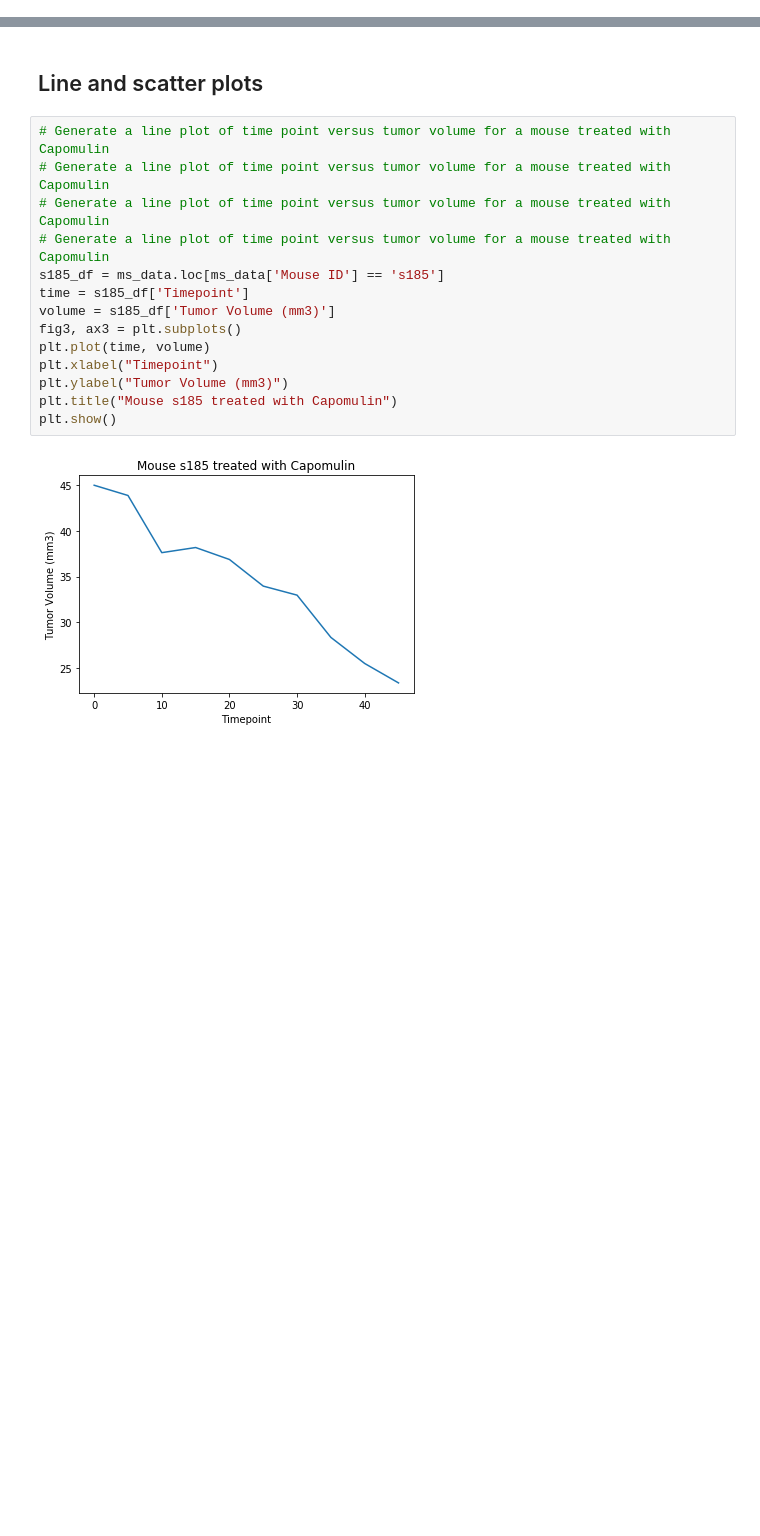
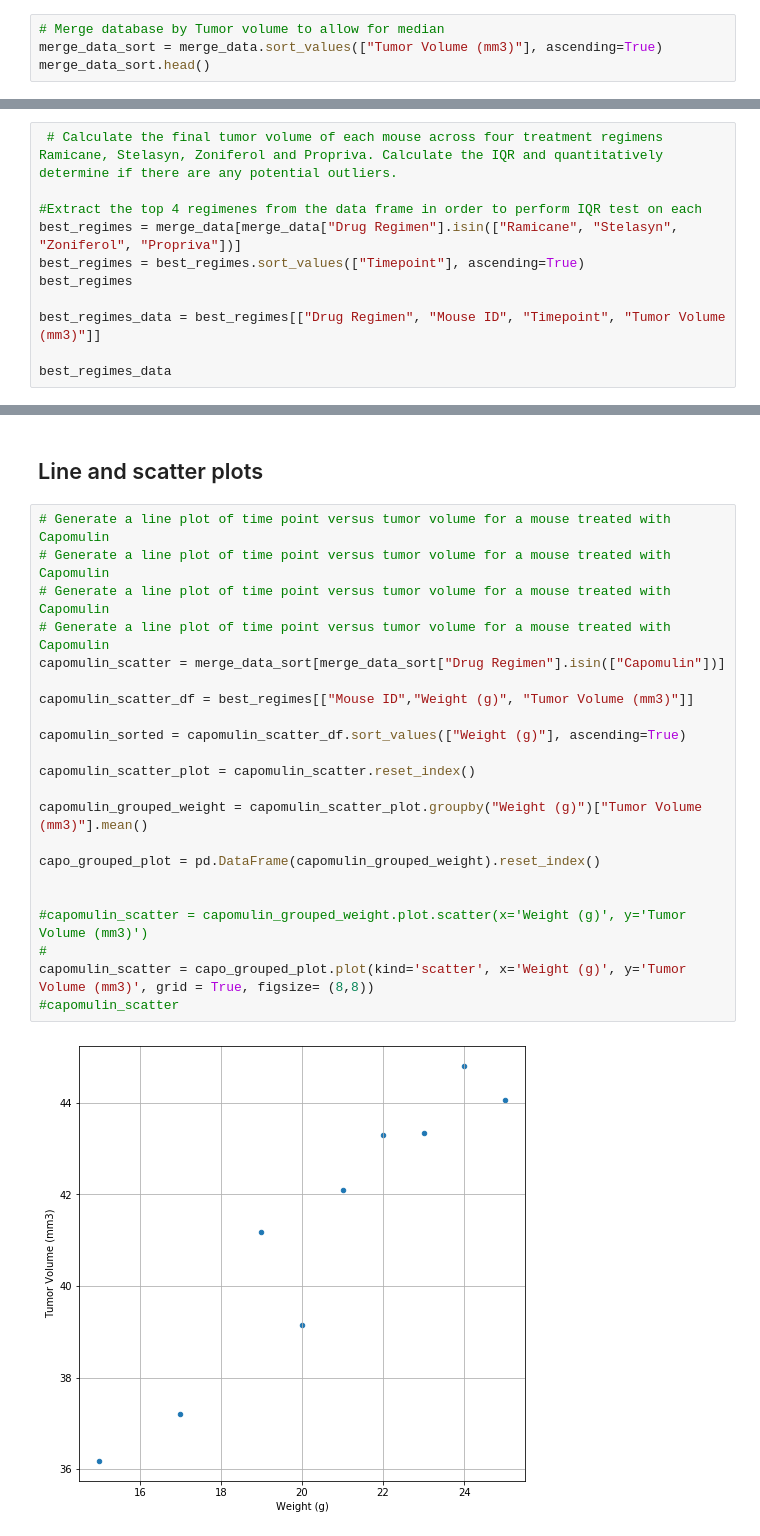
Before and after one commit to Victorime/Matplotlib_Project, a Jupyter notebook: Instructions/Pymaceuticals/pymaceuticals_starter.ipynb, the cells around one changed output, grey strips where cells are left out. Saved outputs shown, nothing was run; the diff lists cells and outputs as text; blank space fills up the shorter version.

```diff
--- a/Instructions/Pymaceuticals/pymaceuticals_starter.ipynb
+++ b/Instructions/Pymaceuticals/pymaceuticals_starter.ipynb
@@ -62,0 +50,4 @@ data_summary
+# %%
+# Merge database by Tumor volume to allow for median
+merge_data_sort = merge_data.sort_values(["Tumor Volume (mm3)"], ascending=True)
+merge_data_sort.head()
@@ -173,0 +204,11 @@ plt.pie(gender_count, explode=explode, labels=labels, autopct="%1.1f%%", shadow=
+# %%
+ # Calculate the final tumor volume of each mouse across four treatment regimens Ramicane, Stelasyn, Zoniferol and Propriva. Calculate the IQR and quantitatively determine if there are any potential outliers.
+
+#Extract the top 4 regimenes from the data frame in order to perform IQR test on each
+best_regimes = merge_data[merge_data["Drug Regimen"].isin(["Ramicane", "Stelasyn", "Zoniferol", "Propriva"])]
+best_regimes = best_regimes.sort_values(["Timepoint"], ascending=True)
+best_regimes
+
+best_regimes_data = best_regimes[["Drug Regimen", "Mouse ID", "Timepoint", "Tumor Volume (mm3)"]]
+
+best_regimes_data
@@ -236,16 +276,24 @@ Values above 87.66645829999999 could be outliers.
 # %%
 # Generate a line plot of time point versus tumor volume for a mouse treated with Capomulin
 # Generate a line plot of time point versus tumor volume for a mouse treated with Capomulin
 # Generate a line plot of time point versus tumor volume for a mouse treated with Capomulin
 # Generate a line plot of time point versus tumor volume for a mouse treated with Capomulin
-s185_df = ms_data.loc[ms_data['Mouse ID'] == 's185']
-time = s185_df['Timepoint']
-volume = s185_df['Tumor Volume (mm3)']
-fig3, ax3 = plt.subplots()
-plt.plot(time, volume)
-plt.xlabel("Timepoint")
-plt.ylabel("Tumor Volume (mm3)")
-plt.title("Mouse s185 treated with Capomulin")
-plt.show()
+capomulin_scatter = merge_data_sort[merge_data_sort["Drug Regimen"].isin(["Capomulin"])]
+
+capomulin_scatter_df = best_regimes[["Mouse ID","Weight (g)", "Tumor Volume (mm3)"]]
+
+capomulin_sorted = capomulin_scatter_df.sort_values(["Weight (g)"], ascending=True)
+
+capomulin_scatter_plot = capomulin_scatter.reset_index()
+
+capomulin_grouped_weight = capomulin_scatter_plot.groupby("Weight (g)")["Tumor Volume (mm3)"].mean()
+
+capo_grouped_plot = pd.DataFrame(capomulin_grouped_weight).reset_index()
+
+
+#capomulin_scatter = capomulin_grouped_weight.plot.scatter(x='Weight (g)', y='Tumor Volume (mm3)')
+#
+capomulin_scatter = capo_grouped_plot.plot(kind='scatter', x='Weight (g)', y='Tumor Volume (mm3)', grid = True, figsize= (8,8))
+#capomulin_scatter
 # %% [output]
-[figure, old version]
+[figure, new version]
```
Also changed, not shown: parts of 25 cells of this notebook.
